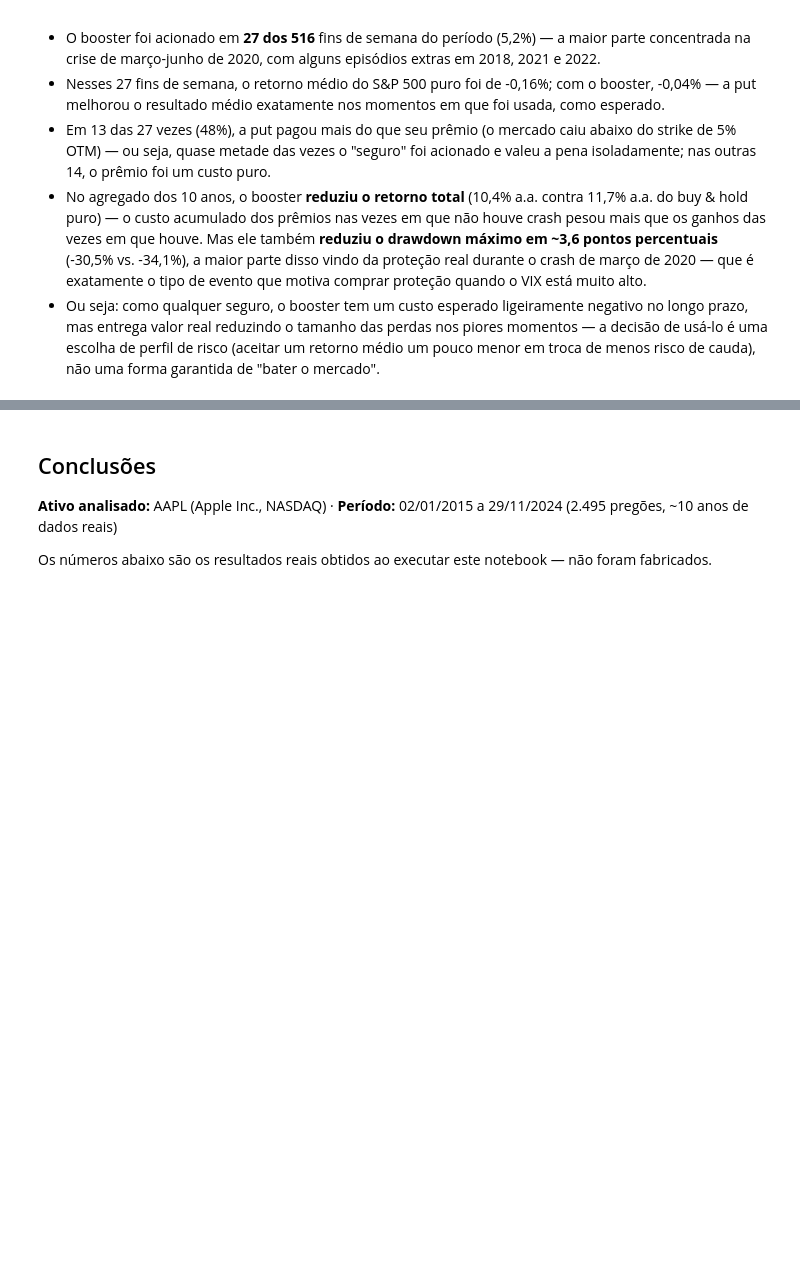
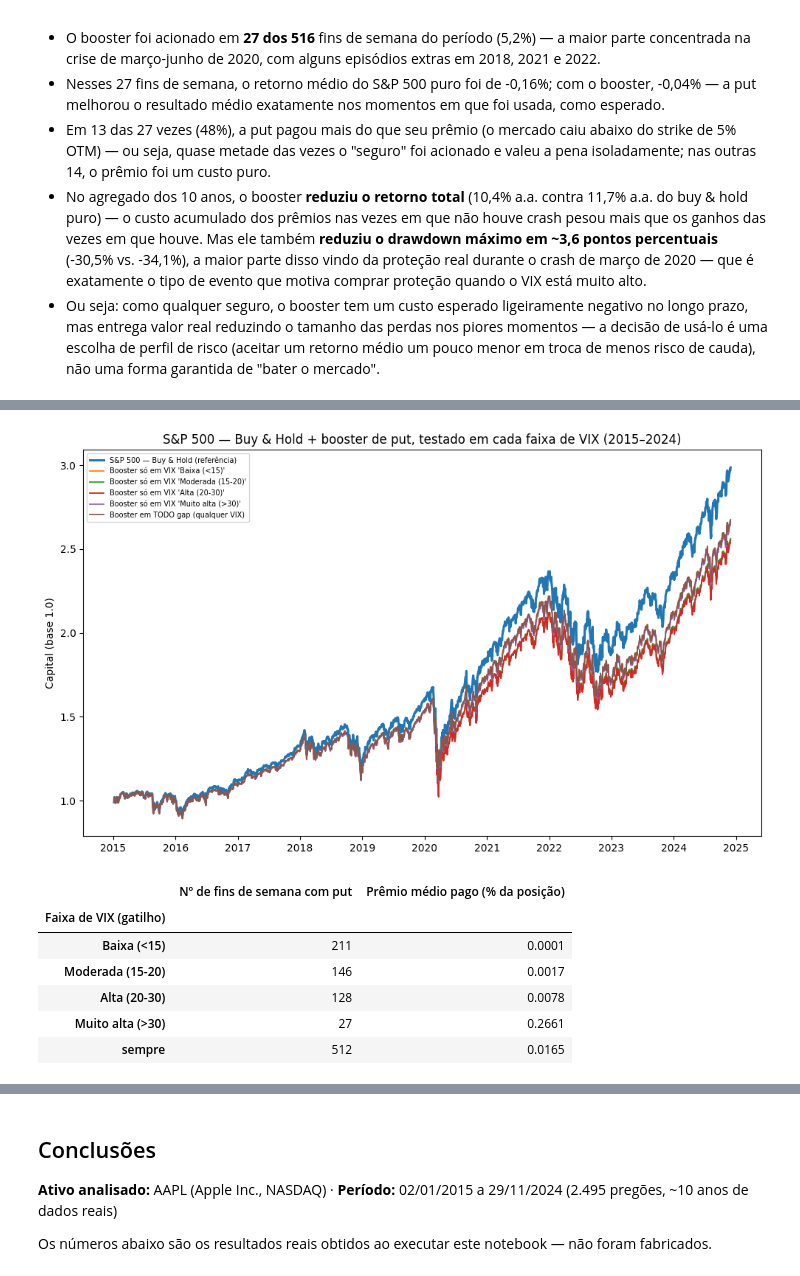
Before and after one commit to jorgerachid1/estrategia-fim-de-semana-volatilidade, a Jupyter notebook: estrategia_fim_de_semana_volatilidade.ipynb, the cells around one changed output, grey strips where cells are left out. Drawn from its saved outputs; the diff is of its cells as text; code cells hidden in the pictures; blank space fills up the shorter version.

```diff
--- a/estrategia_fim_de_semana_volatilidade.ipynb
+++ b/estrategia_fim_de_semana_volatilidade.ipynb
@@ -564,0 +654,23 @@ Ver os números reais impressos acima. Em resumo: o booster funciona como um seg
+# %%
+fig, ax = plt.subplots(figsize=(10, 6))
+for nome, eq in equities_faixas.items():
+    lw = 2.2 if "referência" in nome else 1.3
+    ax.plot(eq.index, eq.values, label=nome, linewidth=lw)
+ax.set_title("S&P 500 — Buy & Hold + booster de put, testado em cada faixa de VIX (2015–2024)")
+ax.set_ylabel("Capital (base 1.0)")
+ax.legend(fontsize=7)
+plt.tight_layout()
+plt.savefig("spx_booster_todas_faixas_vix.png", dpi=110)
+plt.show()
+
+detalhe_faixas_df = pd.DataFrame(detalhe_faixas).set_index("Faixa de VIX (gatilho)")
+detalhe_faixas_df
+# %% [output]
+[figure, added]
+|  | Nº de fins de semana com put | Prêmio médio pago (% da posição) |
+| Faixa de VIX (gatilho) |  |  |
+| Baixa (<15) | 211 | 0.0001 |
+| Moderada (15-20) | 146 | 0.0017 |
+| Alta (20-30) | 128 | 0.0078 |
+| Muito alta (>30) | 27 | 0.2661 |
+| sempre | 512 | 0.0165 |
```
Also changed, not shown: parts of 5 cells of this notebook, 3 other files.
